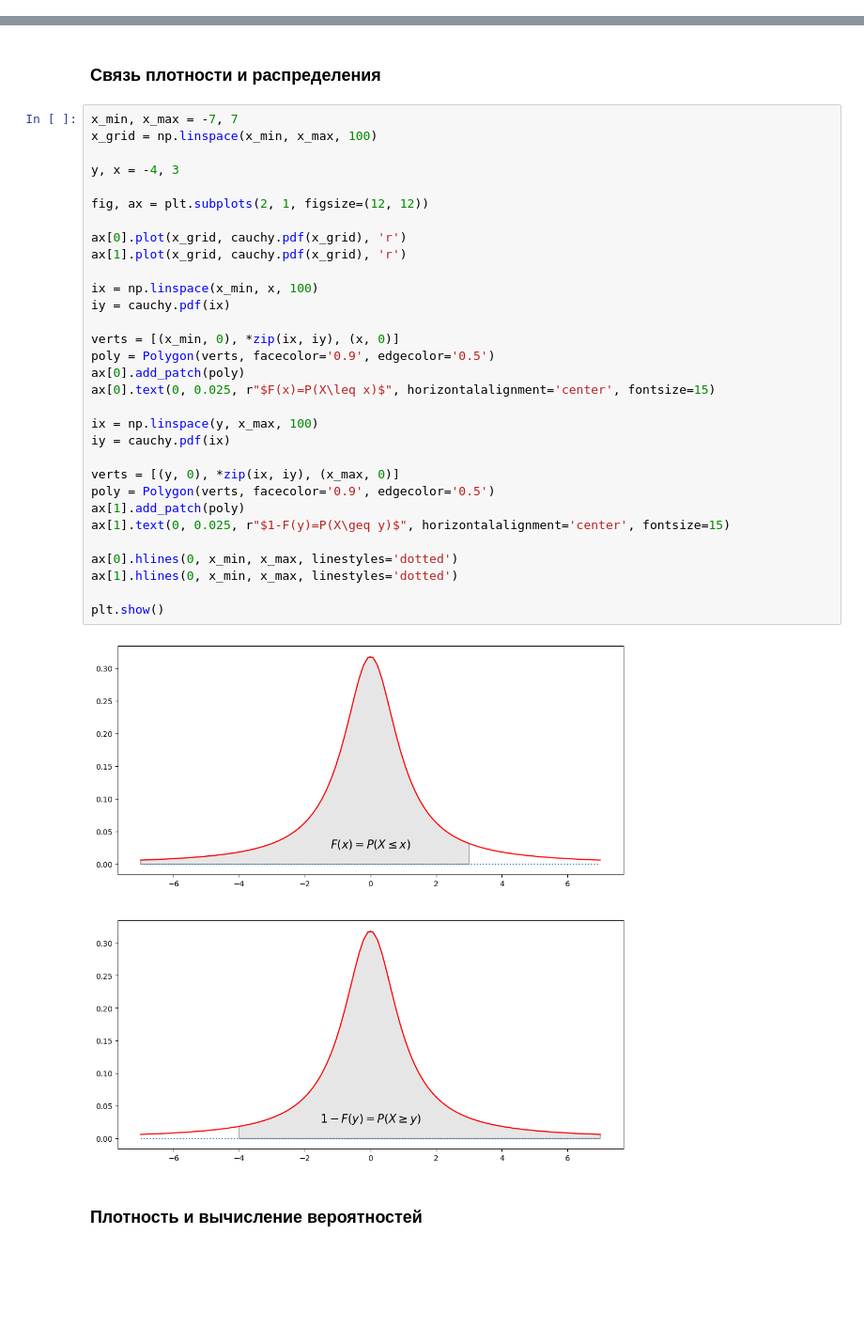
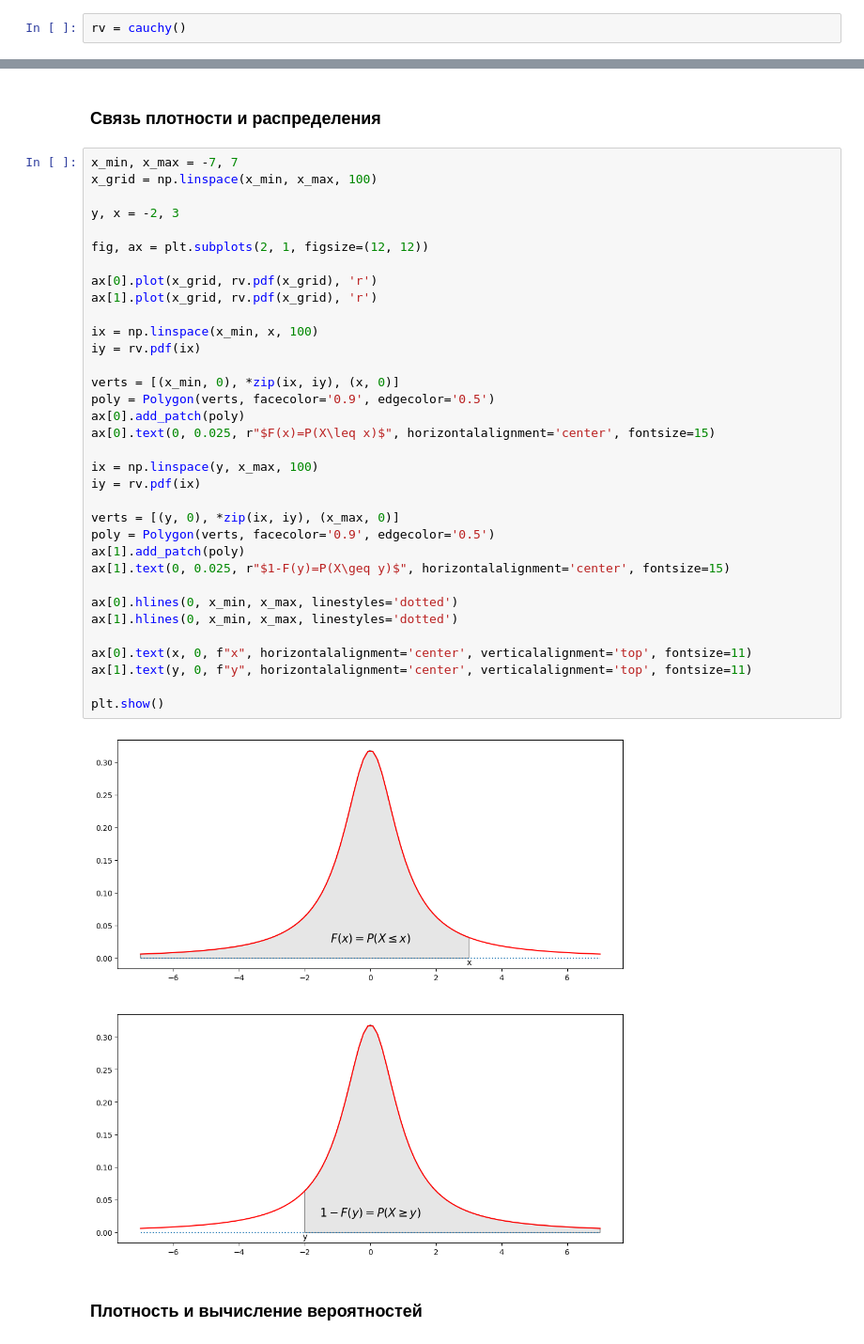
Before and after one commit to artamonoff/probability-statistics, a Jupyter notebook: jupyter-notebooks/continuous-distr.ipynb, the cells around one changed output, grey strips where cells are left out. Shown: that part at 94% size. Saved outputs shown, nothing was run; the diff lists cells and outputs as text; blank space fills up the shorter version.

```diff
--- a/jupyter-notebooks/continuous-distr.ipynb
+++ b/jupyter-notebooks/continuous-distr.ipynb
@@ -20,0 +19,2 @@ $$
+# %%
+rv = cauchy()
@@ -43,36 +45,39 @@ plt.show()
 # %%
 x_min, x_max = -7, 7
 x_grid = np.linspace(x_min, x_max, 100)
 
-y, x = -4, 3
+y, x = -2, 3
 
 fig, ax = plt.subplots(2, 1, figsize=(12, 12))
 
-ax[0].plot(x_grid, cauchy.pdf(x_grid), 'r')
-ax[1].plot(x_grid, cauchy.pdf(x_grid), 'r')
+ax[0].plot(x_grid, rv.pdf(x_grid), 'r')
+ax[1].plot(x_grid, rv.pdf(x_grid), 'r')
 
 ix = np.linspace(x_min, x, 100)
-iy = cauchy.pdf(ix)
+iy = rv.pdf(ix)
 
 verts = [(x_min, 0), *zip(ix, iy), (x, 0)]
 poly = Polygon(verts, facecolor='0.9', edgecolor='0.5')
 ax[0].add_patch(poly)
 ax[0].text(0, 0.025, r"$F(x)=P(X\leq x)$", horizontalalignment='center', fontsize=15)
 
 ix = np.linspace(y, x_max, 100)
-iy = cauchy.pdf(ix)
+iy = rv.pdf(ix)
 
 verts = [(y, 0), *zip(ix, iy), (x_max, 0)]
 poly = Polygon(verts, facecolor='0.9', edgecolor='0.5')
 ax[1].add_patch(poly)
 ax[1].text(0, 0.025, r"$1-F(y)=P(X\geq y)$", horizontalalignment='center', fontsize=15)
 
 ax[0].hlines(0, x_min, x_max, linestyles='dotted')
 ax[1].hlines(0, x_min, x_max, linestyles='dotted')
 
+ax[0].text(x, 0, f"x", horizontalalignment='center', verticalalignment='top', fontsize=11)
+ax[1].text(y, 0, f"y", horizontalalignment='center', verticalalignment='top', fontsize=11)
+
 plt.show()
 # %% [output]
-[figure, old version]
+[figure, new version]
 # %% [markdown]
 ### Плотность и вычисление вероятностей
 # %%
```
Also changed, not shown: parts of 14 cells of this notebook.
